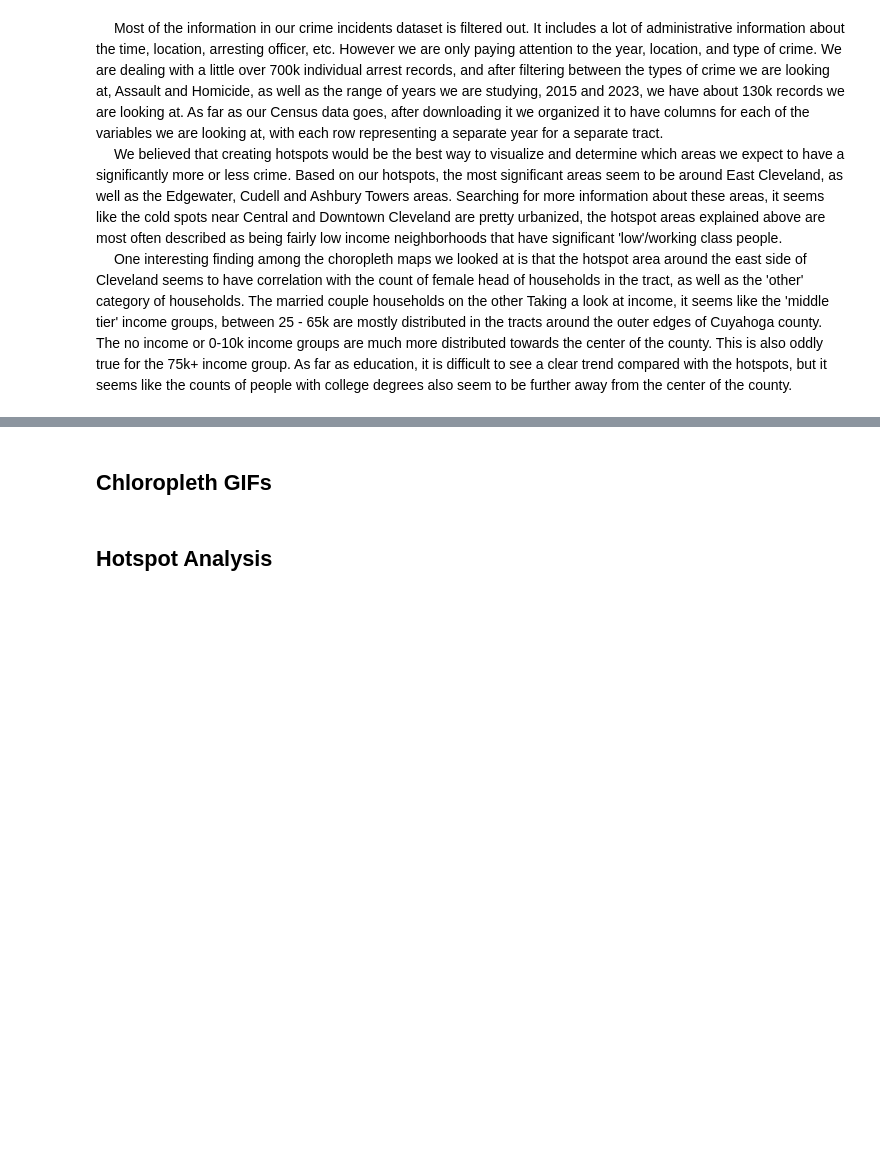
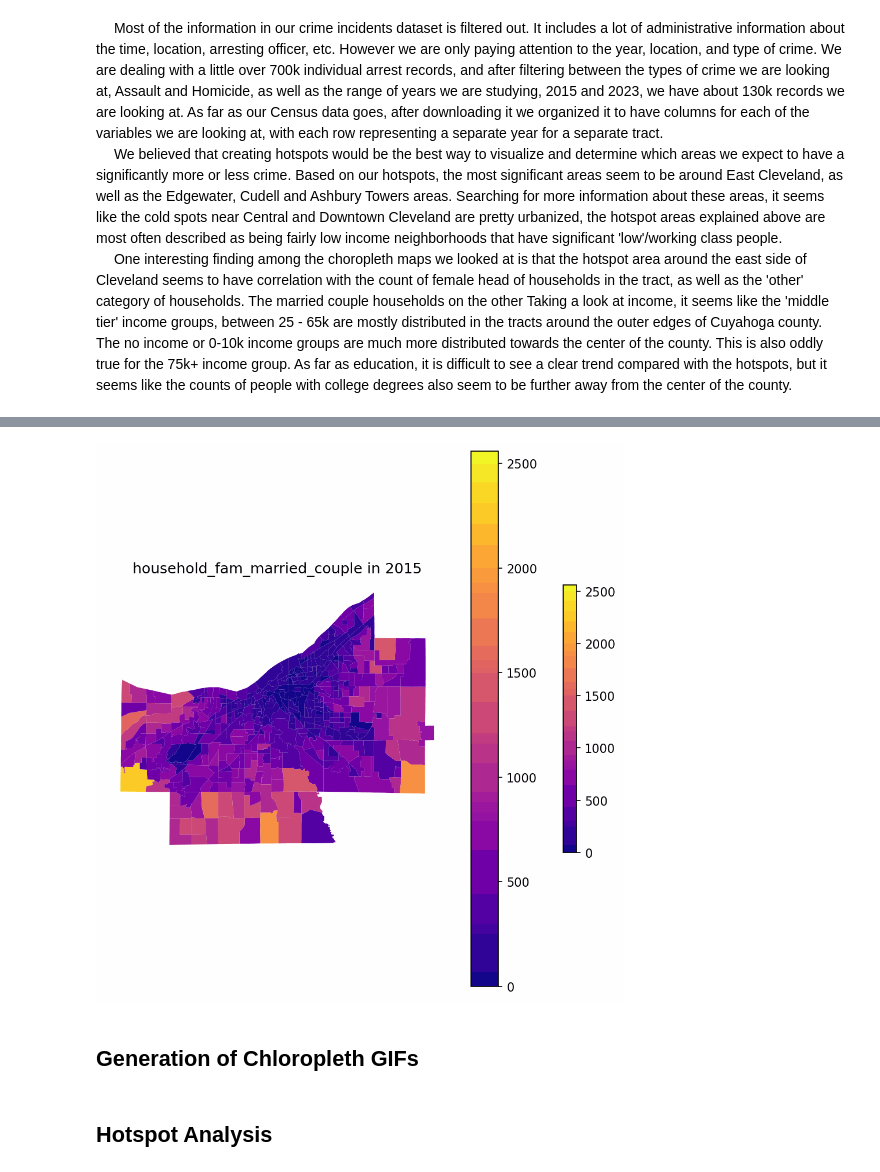
Before and after one commit to Neniflight/crime_forecast_in_cleveland, a Jupyter notebook: final_writeup.ipynb, the cells around one changed output, grey strips where cells are left out. Cells and saved outputs as stored; diff of their text form; code cells hidden in the pictures; blank space fills up the shorter version.

```diff
--- a/final_writeup.ipynb
+++ b/final_writeup.ipynb
@@ -469,5 +482,10 @@ plt.hist(final_df['crime_count'], bins=15, edgecolor='black')
+# %%
+path = 'data\\maps\\household_fam_married_couple.gif'
+Image(filename=path)
+# %% [output]
+[figure, added]
 # %% [markdown]
-## Chloropleth GIFs
+## Generation of Chloropleth GIFs
 # %%
 # Code for creating the gifs
 # skip_cols = ['NAME', 'state', 'county', 'tract', 'year', 'geometry']
```
Also changed, not shown: parts of 3 cells of this notebook, 1 other file.
